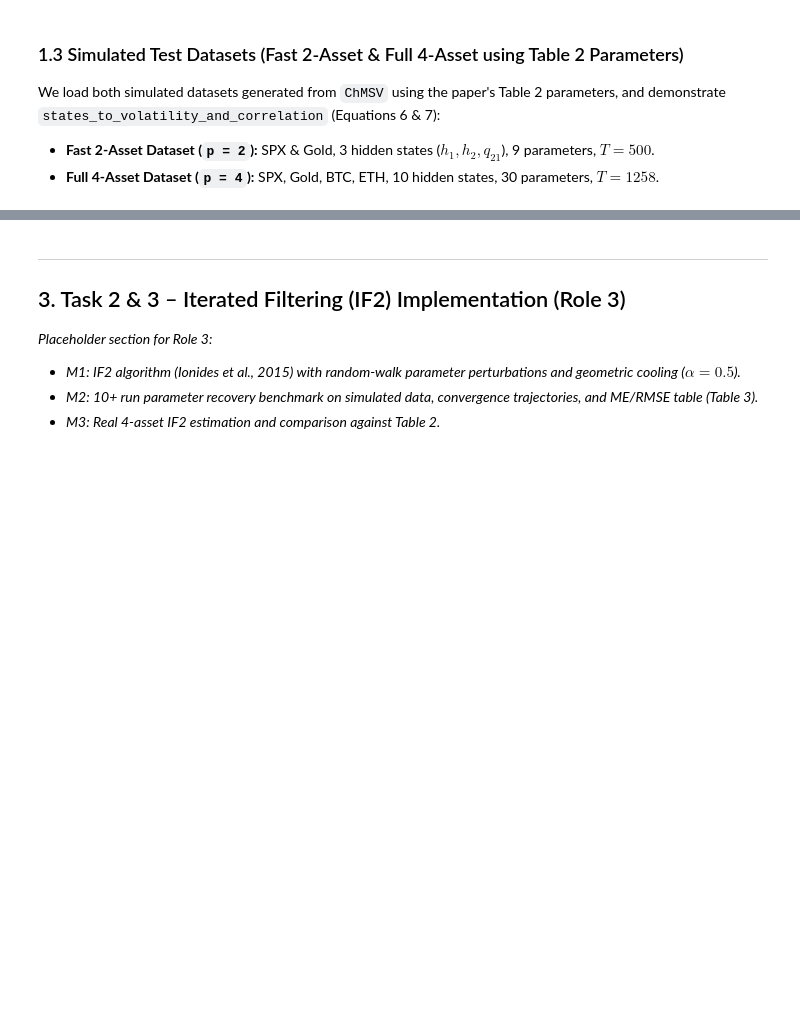
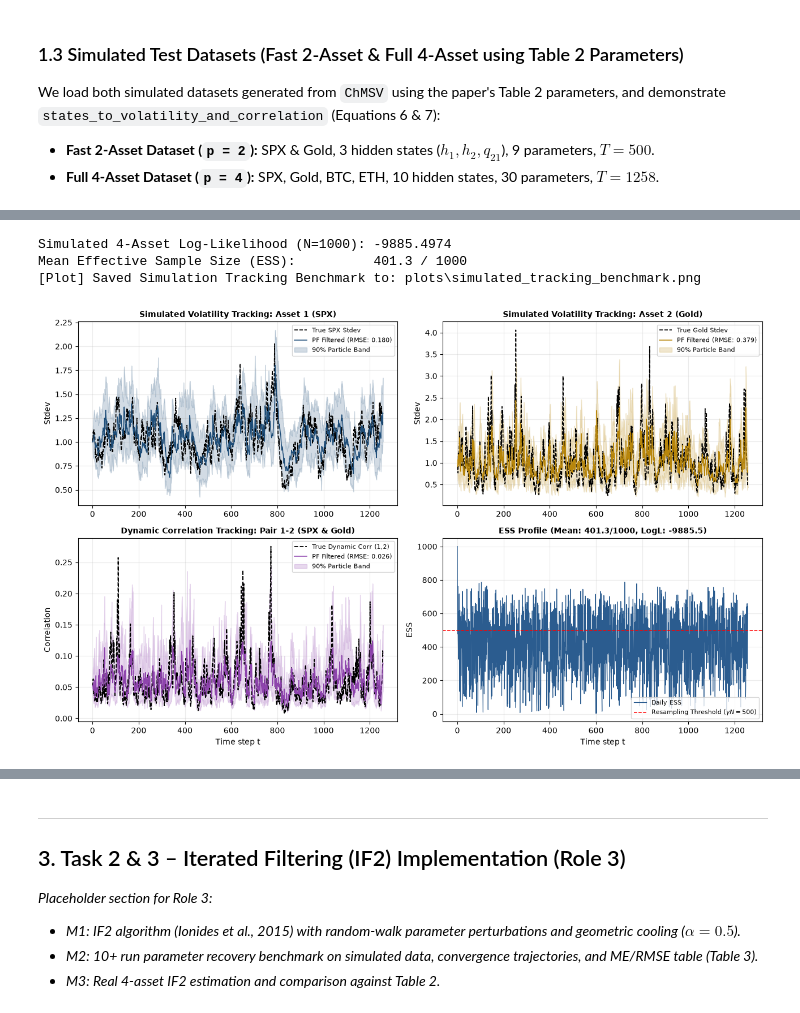
Before and after one commit to gabegagster/smc-stochastic-volatility, a Jupyter notebook: notebooks/smc_stochastic_volatility.ipynb, the cells around one changed output, grey strips where cells are left out. Cells and saved outputs as stored; diff of their text form; code cells hidden in the pictures; blank space fills up the shorter version.

Commit message:
Bootstrap particle filter and dynamic correlation tracking

```diff
--- a/notebooks/smc_stochastic_volatility.ipynb
+++ b/notebooks/smc_stochastic_volatility.ipynb
@@ -95,2 +116,57 @@ plt.show()
 # %%
-# Role 2 (Task 1): Add Bootstrap Particle Filter & Dynamic Correlation Tracking code here
+import sys
+from pathlib import Path
+import numpy as np
+import pandas as pd
+import matplotlib.pyplot as plt
+
+# Ensure project root is in sys.path
+PROJECT_ROOT = (
+    Path.cwd().parent if Path.cwd().name == "notebooks" else Path.cwd()
+)
+if str(PROJECT_ROOT) not in sys.path:
+    sys.path.insert(0, str(PROJECT_ROOT))
+
+from src.base_model import (
+    load_real_dataset,
+    load_simulated_chmsv_dataset,
+    ChMSV4Asset,
+)
+from src.filtering import (
+    run_bootstrap_filter,
+    run_10run_variability_benchmark,
+    plot_simulation_tracking_benchmark,
+    plot_figure2_volatilities,
+    plot_figure3_spx_correlations,
+    plot_figure4_candidate_correlations,
+)
+
+# 1. Load 4-asset simulated dataset (T = 1258 days, ground-truth states known)
+sim_4asset = load_simulated_chmsv_dataset(p=4)
+
+# 2. Run Bootstrap Particle Filter (N = 1000) on simulated returns
+sim_filter_res = run_bootstrap_filter(
+    y_obs=sim_4asset["y_obs"],
+    p=4,
+    N=1000,
+    ESSrmin=0.5,
+    resampling="systematic",
+    seed=42,
+    compute_quantiles=True,
+)
+
+print(
+    f"Simulated 4-Asset Log-Likelihood (N=1000): {sim_filter_res['log_likelihood']:.4f}"
+)
+print(
+    f"Mean Effective Sample Size (ESS):          {sim_filter_res['ess'].mean():.1f} / 1000"
+)
+
+# 3. Plot filtered trajectories vs. ground-truth latent volatilities and correlations
+fig_sim = plot_simulation_tracking_benchmark(sim_4asset, sim_filter_res, p=4)
+plt.show()
+# %% [output]
+Simulated 4-Asset Log-Likelihood (N=1000): -9885.4974
+Mean Effective Sample Size (ESS):          401.3 / 1000
+[Plot] Saved Simulation Tracking Benchmark to: plots\simulated_tracking_benchmark.png
+[figure, added]
```
Also changed, not shown: parts of 13 cells of this notebook, 11 other files.
